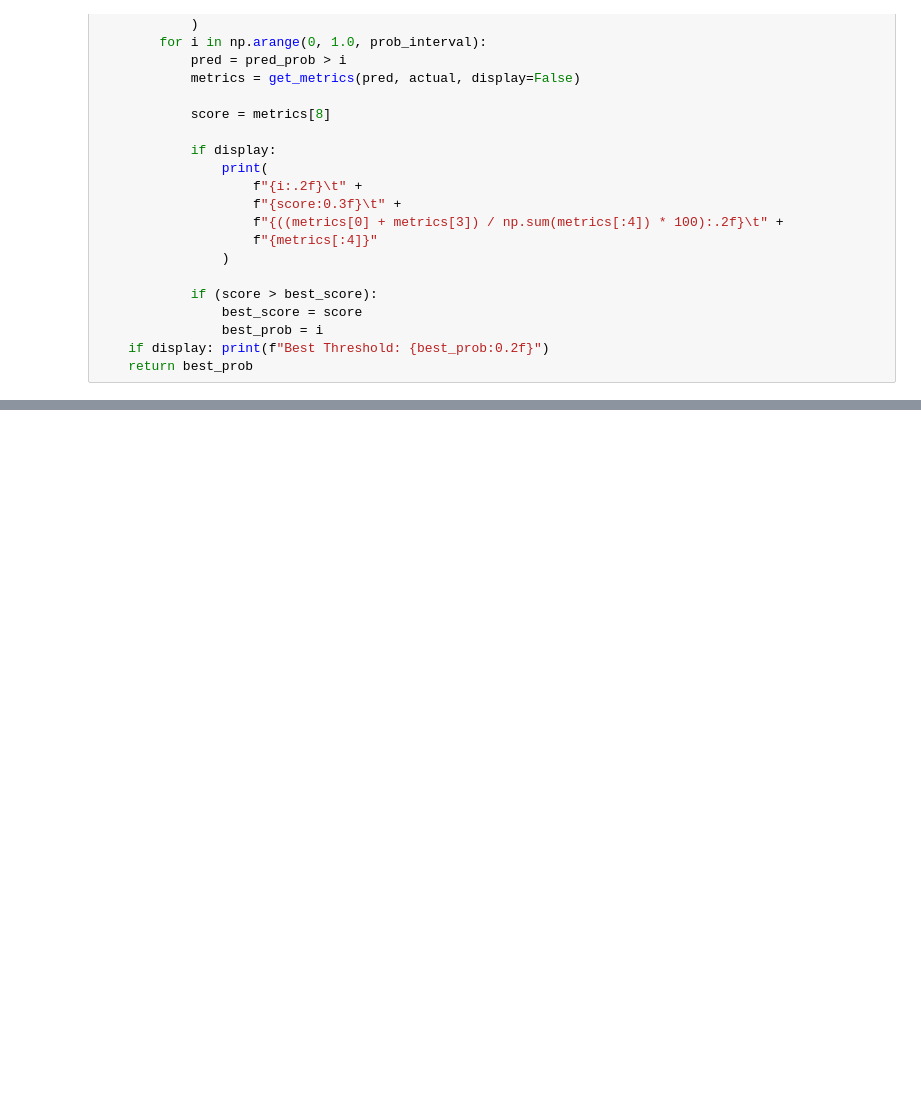
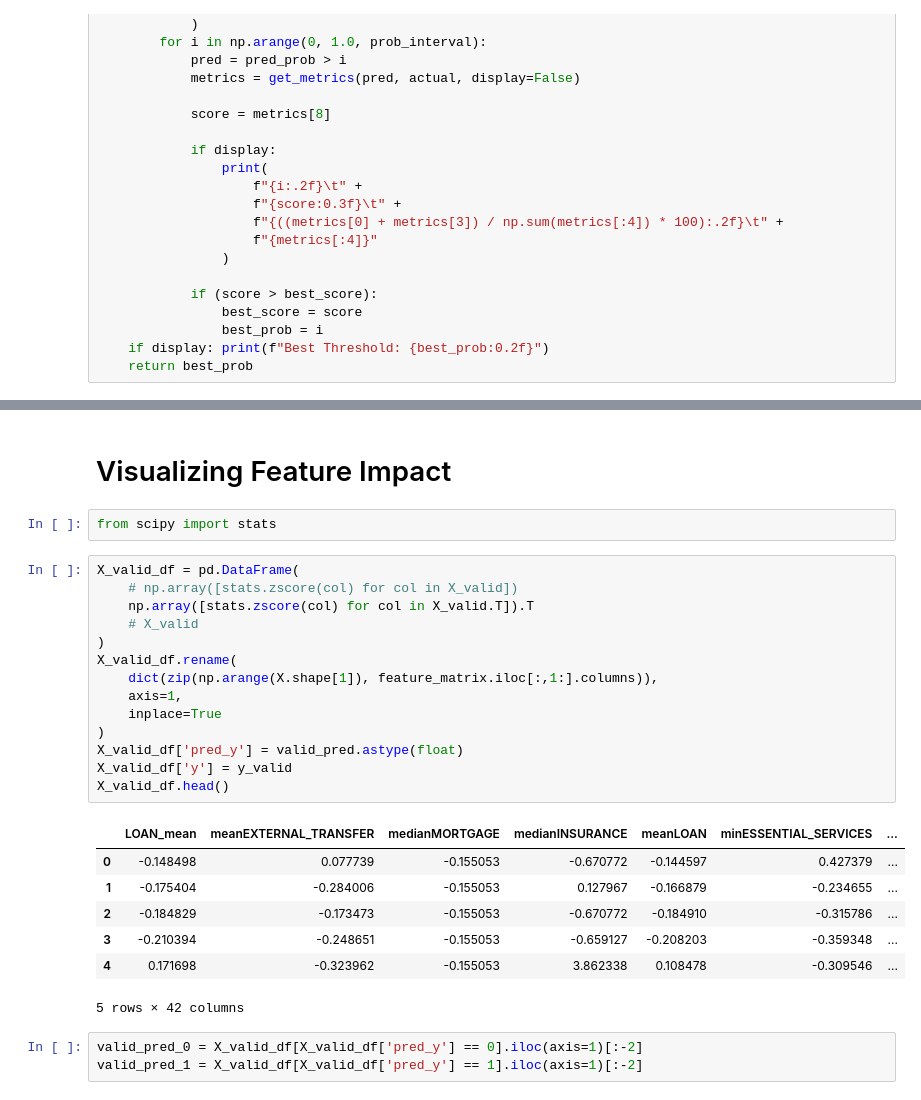
Before and after one commit to JiaDarren/DSC_180A, a Jupyter notebook: notebooks/model_testing.ipynb, the cells around one changed output, grey strips where cells are left out. Cells and saved outputs as stored; diff of their text form; blank space fills up the shorter version.

```diff
--- a/notebooks/model_testing.ipynb
+++ b/notebooks/model_testing.ipynb
@@ -349,0 +358,29 @@ ROC-AUC Score:  0.73881
+# %% [markdown]
+# Visualizing Feature Impact
+# %%
+from scipy import stats
+# %%
+X_valid_df = pd.DataFrame(
+    # np.array([stats.zscore(col) for col in X_valid])
+    np.array([stats.zscore(col) for col in X_valid.T]).T
+    # X_valid
+)
+X_valid_df.rename(
+    dict(zip(np.arange(X.shape[1]), feature_matrix.iloc[:,1:].columns)),
+    axis=1,
+    inplace=True
+)
+X_valid_df['pred_y'] = valid_pred.astype(float)
+X_valid_df['y'] = y_valid
+X_valid_df.head()
+# %% [output]
+|  | LOAN_mean | meanEXTERNAL_TRANSFER | medianMORTGAGE | medianINSURANCE | meanLOAN | minESSENTIAL_SERVICES | ... |
+| 0 | -0.148498 | 0.077739 | -0.155053 | -0.670772 | -0.144597 | 0.427379 | ... |
+| 1 | -0.175404 | -0.284006 | -0.155053 | 0.127967 | -0.166879 | -0.234655 | ... |
+| 2 | -0.184829 | -0.173473 | -0.155053 | -0.670772 | -0.184910 | -0.315786 | ... |
+| 3 | -0.210394 | -0.248651 | -0.155053 | -0.659127 | -0.208203 | -0.359348 | ... |
+| 4 | 0.171698 | -0.323962 | -0.155053 | 3.862338 | 0.108478 | -0.309546 | ... |
+5 rows × 42 columns
+# %%
+valid_pred_0 = X_valid_df[X_valid_df['pred_y'] == 0].iloc(axis=1)[:-2]
+valid_pred_1 = X_valid_df[X_valid_df['pred_y'] == 1].iloc(axis=1)[:-2]
```
Also changed, not shown: parts of 13 cells of this notebook, 10 other files.
